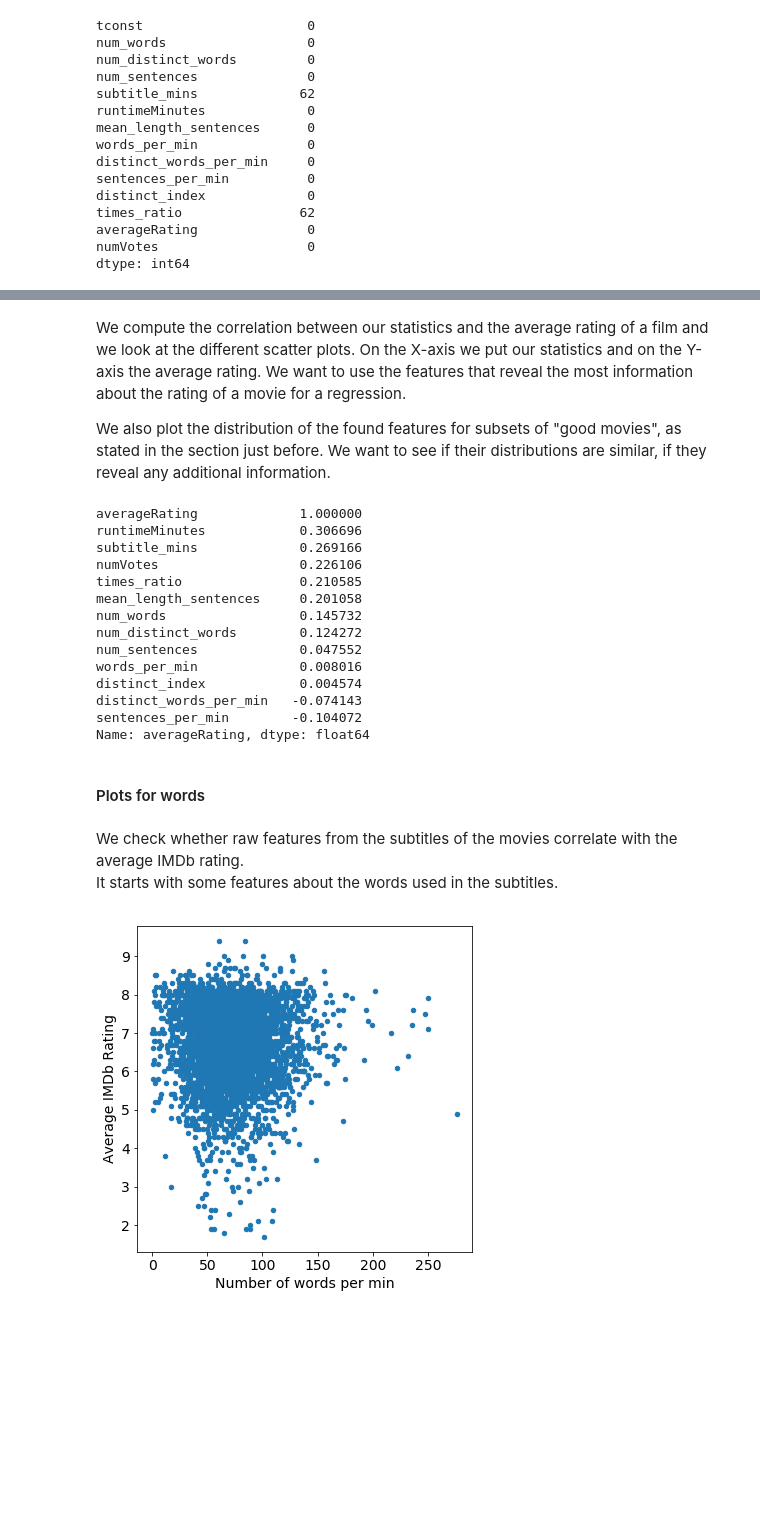
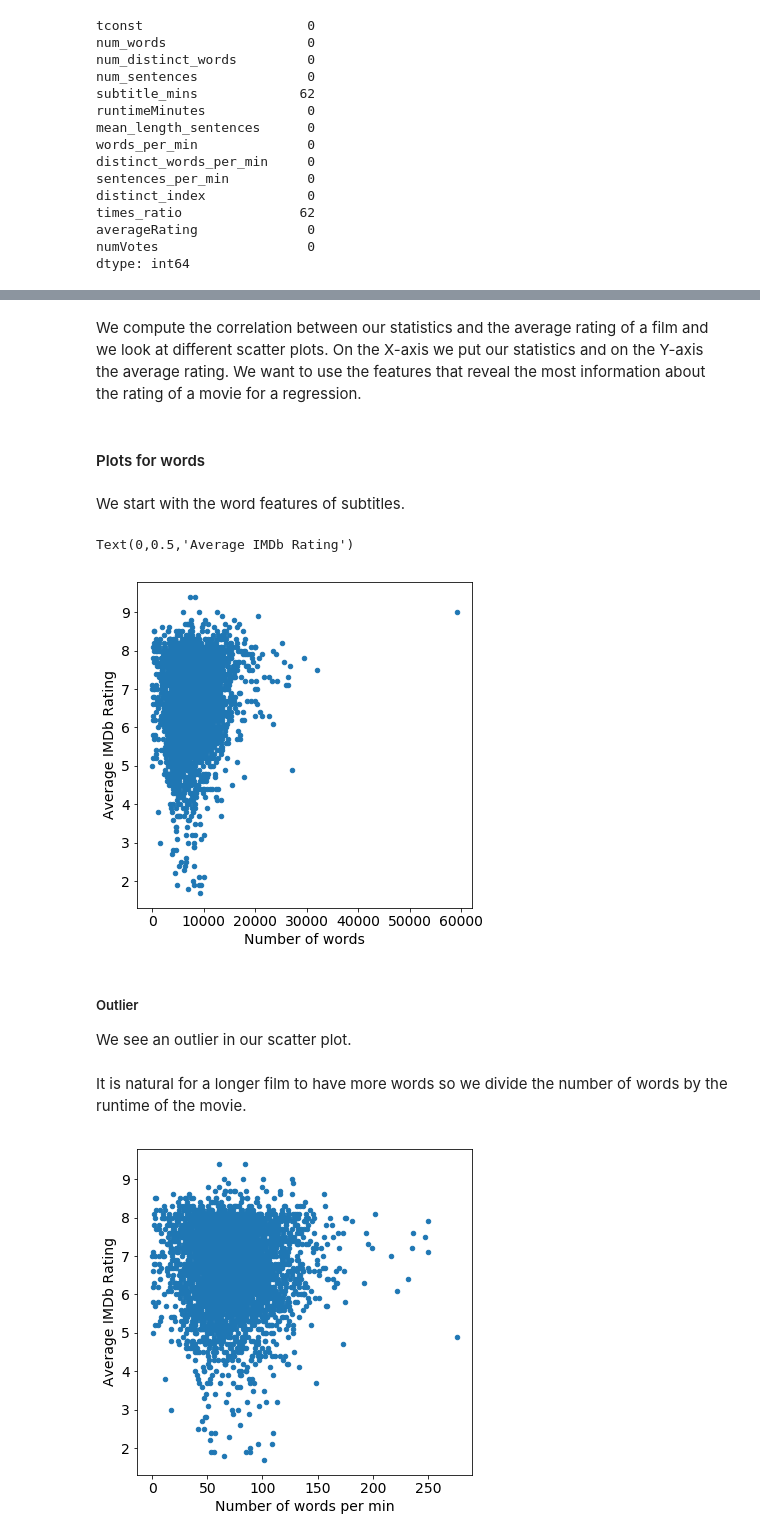
Before and after one commit to Xabitsuki/adamax, a Jupyter notebook: NotebookFinal.ipynb, the cells around one changed output, grey strips where cells are left out. Drawn from its saved outputs; the diff is of its cells as text; code cells hidden in the pictures; blank space fills up the shorter version.

Commit message:
Update plots section nb final

```diff
--- a/NotebookFinal.ipynb
+++ b/NotebookFinal.ipynb
@@ -630,26 +606,19 @@ df_words_ratings_pd.describe()
 # %% [markdown]
-We compute the correlation between our statistics and the average rating of a film and we look at the different scatter plots. On the X-axis we put our statistics and on the Y-axis the average rating. We want to use the features that reveal the most information about the rating of a movie for a regression.
-
-We also plot the distribution of the found features for subsets of "good movies", as stated in the section just before. We want to see if their distributions are similar, if they reveal any additional information.
+We compute the correlation between our statistics and the average rating of a film and we look at different scatter plots. On the X-axis we put our statistics and on the Y-axis the average rating. We want to use the features that reveal the most information about the rating of a movie for a regression.
-# %%
-df_words_ratings_pd.corr()["averageRating"].sort_values(ascending=False)
-# %% [output]
-averageRating             1.000000
-runtimeMinutes            0.306696
-subtitle_mins             0.269166
-numVotes                  0.226106
-times_ratio               0.210585
-mean_length_sentences     0.201058
-num_words                 0.145732
-num_distinct_words        0.124272
-num_sentences             0.047552
-words_per_min             0.008016
-distinct_index            0.004574
-distinct_words_per_min   -0.074143
-sentences_per_min        -0.104072
-Name: averageRating, dtype: float64
 # %% [markdown]
 #### Plots for words
-# %% [markdown]
-We check whether raw features from the subtitles of the movies correlate with the average IMDb rating.
-It starts with some features about the words used in the subtitles.
+# %% [markdown]
+We start with the word features of subtitles.
+# %%
+ax = df_words_ratings_pd.plot.scatter("num_words",
+                                      "averageRating",
+                                      figsize=(6,6),
+                                      fontsize=14)
+ax.set_xlabel('Number of words', fontsize=14)
+ax.set_ylabel('Average IMDb Rating', fontsize=14)
+# %% [output]
+Text(0,0.5,'Average IMDb Rating')
+[figure, added]
+# %% [markdown]
+##### Outlier
+We see an outlier in our scatter plot.
@@ -656,3 +627,5 @@ It starts with some features about the words used in the subtitles.
+# %% [markdown]
+It is natural for a longer film to have more words so we divide the number of words by the runtime of the movie.
 # %%
 ax = df_words_ratings_pd.plot.scatter("words_per_min",
                                       "averageRating",
```
Also changed, not shown: parts of 45 cells of this notebook.
